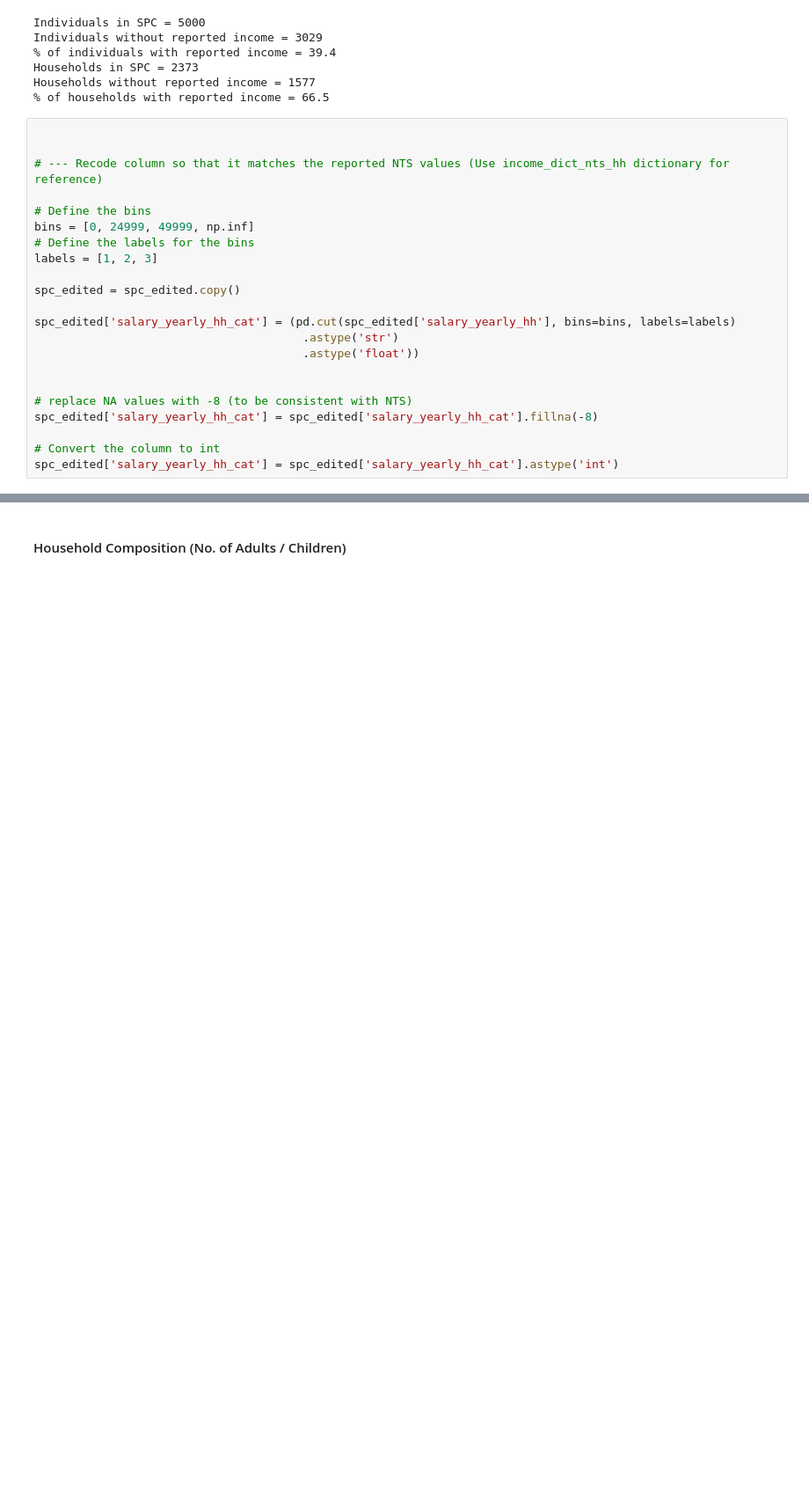
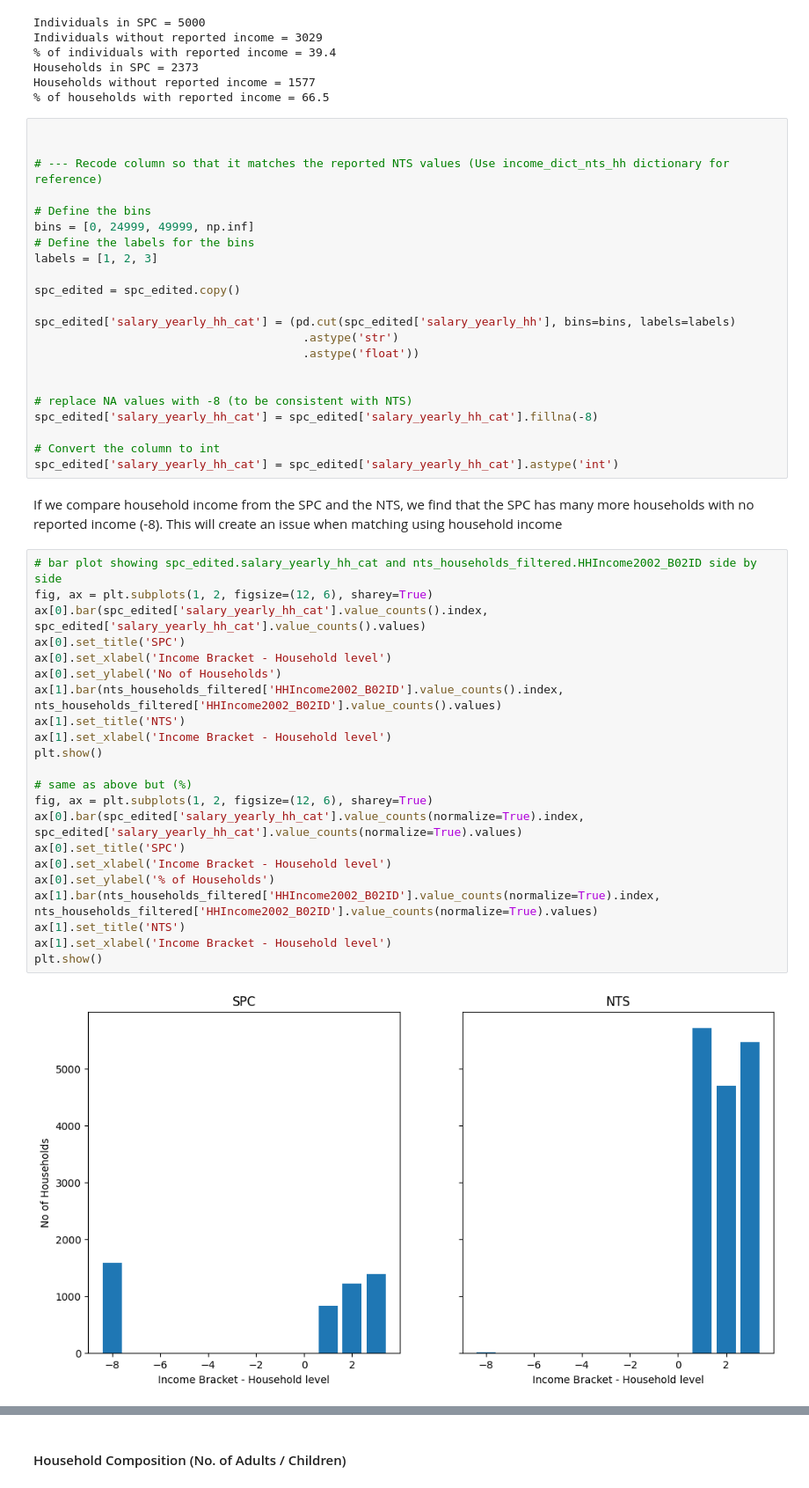
Before and after one commit to Urban-Analytics-Technology-Platform/acbm, a Jupyter notebook: notebooks/statistical_matching.ipynb, the cells around one changed output, grey strips where cells are left out. Shown at 88% size. Saved outputs shown, nothing was run; the diff lists cells and outputs as text; blank space fills up the shorter version.

Commit message:
start on individual matching using nn

```diff
--- a/notebooks/statistical_matching.ipynb
+++ b/notebooks/statistical_matching.ipynb
@@ -293,3 +296,29 @@ spc_edited['salary_yearly_hh_cat'] = spc_edited['salary_yearly_hh_cat'].fillna(-
 
 # Convert the column to int
 spc_edited['salary_yearly_hh_cat'] = spc_edited['salary_yearly_hh_cat'].astype('int')
+# %% [markdown]
+If we compare household income from the SPC and the NTS, we find that the SPC has many more households with no reported income (-8). This will create an issue when matching using household income
+# %%
+# bar plot showing spc_edited.salary_yearly_hh_cat and nts_households_filtered.HHIncome2002_B02ID side by side
+fig, ax = plt.subplots(1, 2, figsize=(12, 6), sharey=True)
+ax[0].bar(spc_edited['salary_yearly_hh_cat'].value_counts().index, spc_edited['salary_yearly_hh_cat'].value_counts().values)
+ax[0].set_title('SPC')
+ax[0].set_xlabel('Income Bracket - Household level')
+ax[0].set_ylabel('No of Households')
+ax[1].bar(nts_households_filtered['HHIncome2002_B02ID'].value_counts().index, nts_households_filtered['HHIncome2002_B02ID'].value_counts().values)
+ax[1].set_title('NTS')
+ax[1].set_xlabel('Income Bracket - Household level')
+plt.show()
+
+# same as above but (%)
+fig, ax = plt.subplots(1, 2, figsize=(12, 6), sharey=True)
+ax[0].bar(spc_edited['salary_yearly_hh_cat'].value_counts(normalize=True).index, spc_edited['salary_yearly_hh_cat'].value_counts(normalize=True).values)
+ax[0].set_title('SPC')
+ax[0].set_xlabel('Income Bracket - Household level')
+ax[0].set_ylabel('% of Households')
+ax[1].bar(nts_households_filtered['HHIncome2002_B02ID'].value_counts(normalize=True).index, nts_households_filtered['HHIncome2002_B02ID'].value_counts(normalize=True).values)
+ax[1].set_title('NTS')
+ax[1].set_xlabel('Income Bracket - Household level')
+plt.show()
+# %% [output]
+[figure, added]
```
Also changed, not shown: parts of 19 cells of this notebook.
